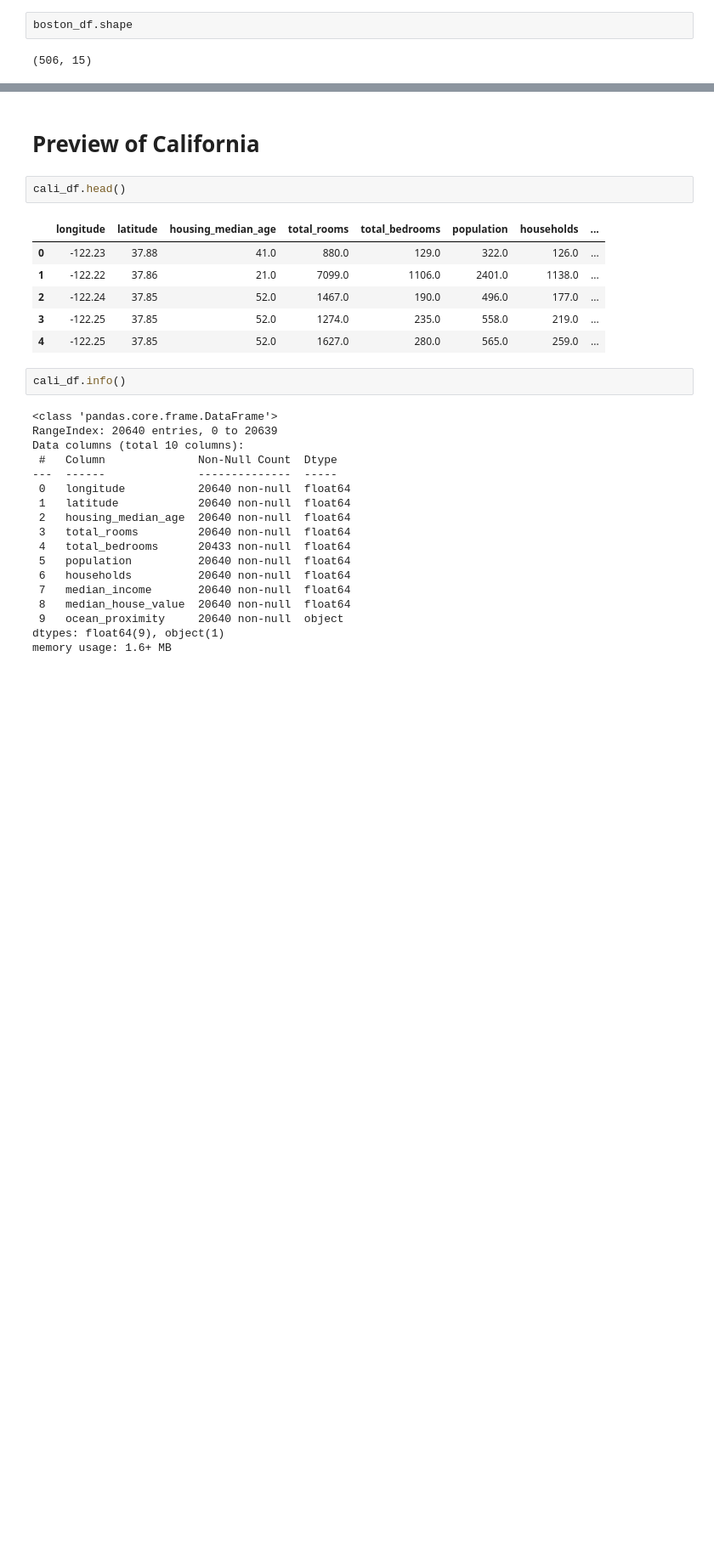
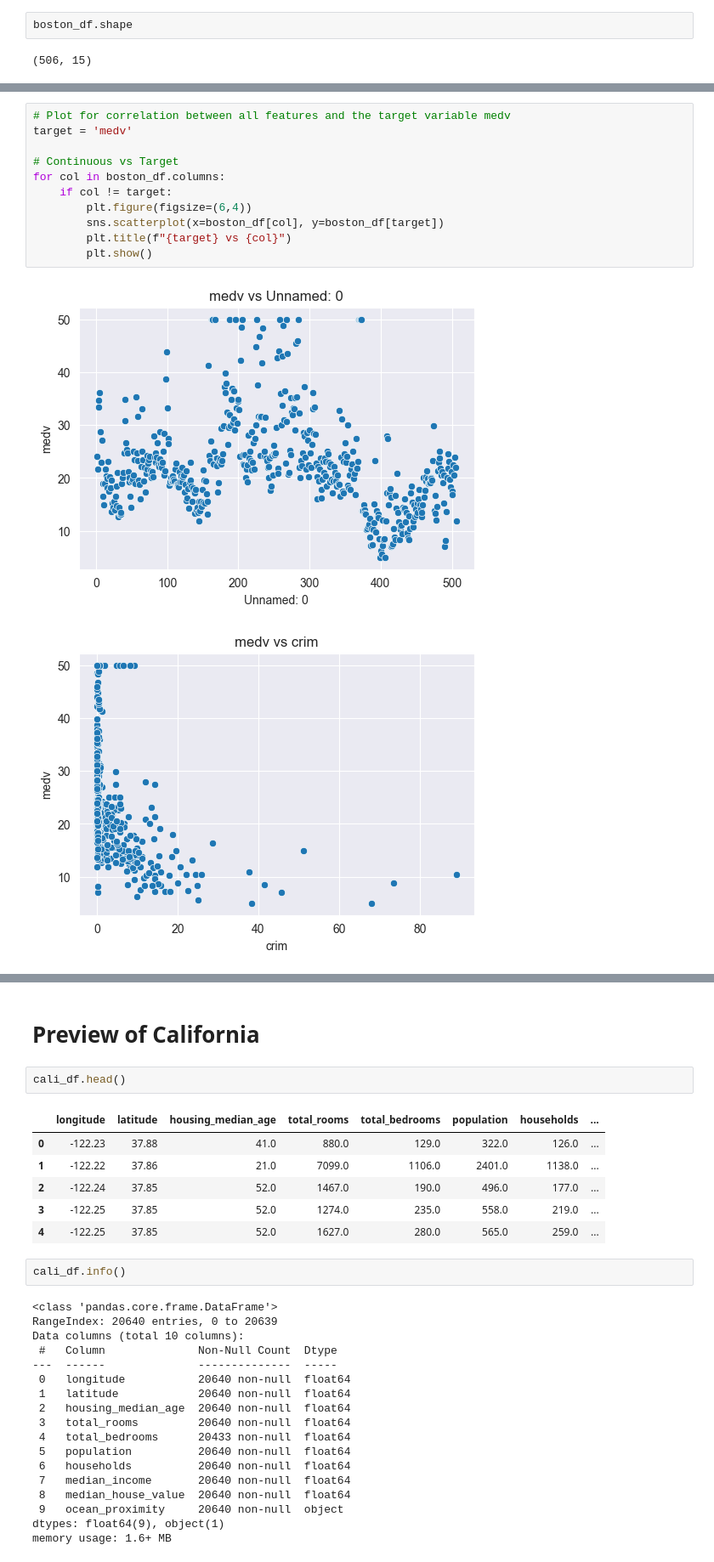
Before and after one commit to GeorgeBonilla-1/MachineLearningAssignments, a Jupyter notebook: notebooks/HW2.ipynb, the cells around one changed output, grey strips where cells are left out. Shown at 85% size. Cells and saved outputs as stored; diff of their text form; blank space fills up the shorter version.

```diff
--- a/notebooks/HW2.ipynb
+++ b/notebooks/HW2.ipynb
@@ -62,0 +137,14 @@ boston_df.shape
+# %%
+# Plot for correlation between all features and the target variable medv
+target = 'medv'
+
+# Continuous vs Target
+for col in boston_df.columns:
+    if col != target:
+        plt.figure(figsize=(6,4))
+        sns.scatterplot(x=boston_df[col], y=boston_df[target])
+        plt.title(f"{target} vs {col}")
+        plt.show()
+# %% [output]
+[figure, added]
+[figure, added]
```
Also changed, not shown: parts of 64 cells of this notebook.
